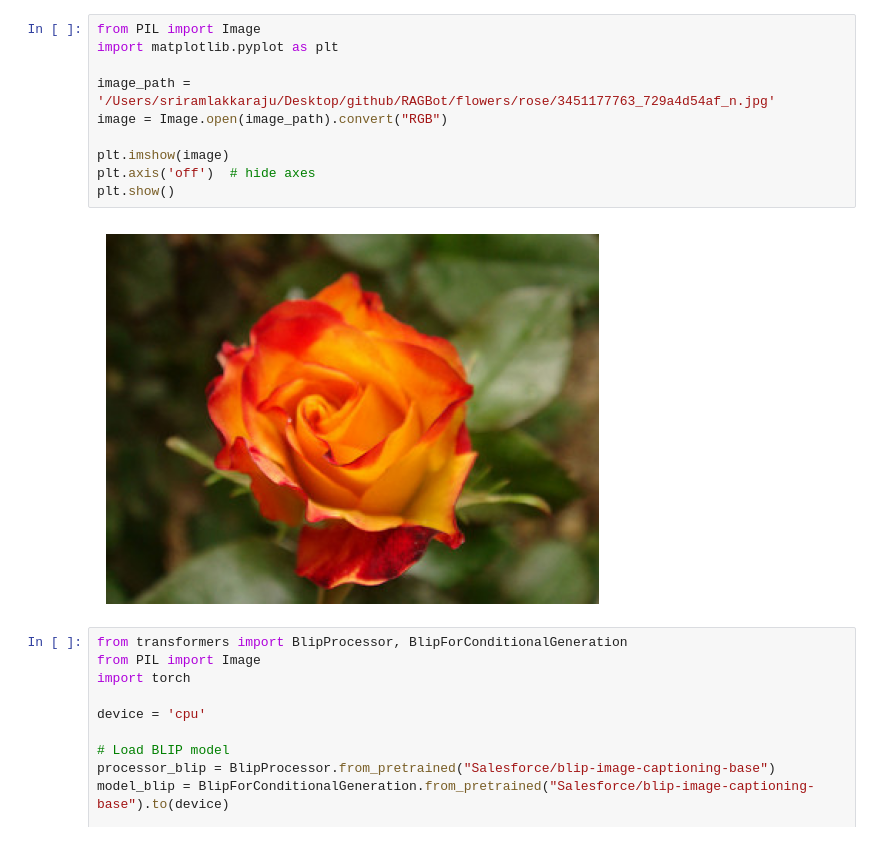
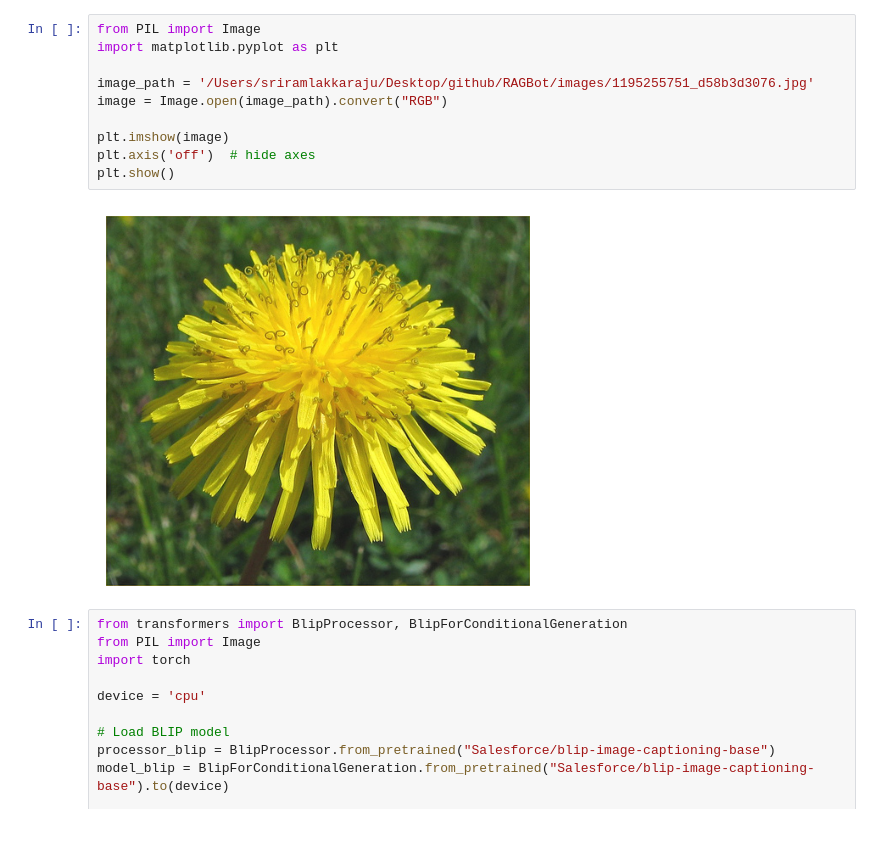
Before and after one commit to srlakkar/RAGBot, a Jupyter notebook: notebooks/flowers_captions.ipynb, the cells around one changed output. Cells and saved outputs as stored; diff of their text form.

```diff
--- a/notebooks/flowers_captions.ipynb
+++ b/notebooks/flowers_captions.ipynb
@@ -1,15 +1,15 @@
 # %%
 from PIL import Image
 import matplotlib.pyplot as plt
 
-image_path = '/Users/sriramlakkaraju/Desktop/github/RAGBot/flowers/rose/3451177763_729a4d54af_n.jpg'
+image_path = '/Users/sriramlakkaraju/Desktop/github/RAGBot/images/1195255751_d58b3d3076.jpg'
 image = Image.open(image_path).convert("RGB")
 
 plt.imshow(image)
 plt.axis('off')  # hide axes
 plt.show()
 # %% [output]
-[figure, old version]
+[figure, new version]
 # %%
 from transformers import BlipProcessor, BlipForConditionalGeneration
 from PIL import Image
```
Also changed, not shown: parts of 8 cells of this notebook, 10 other files.
